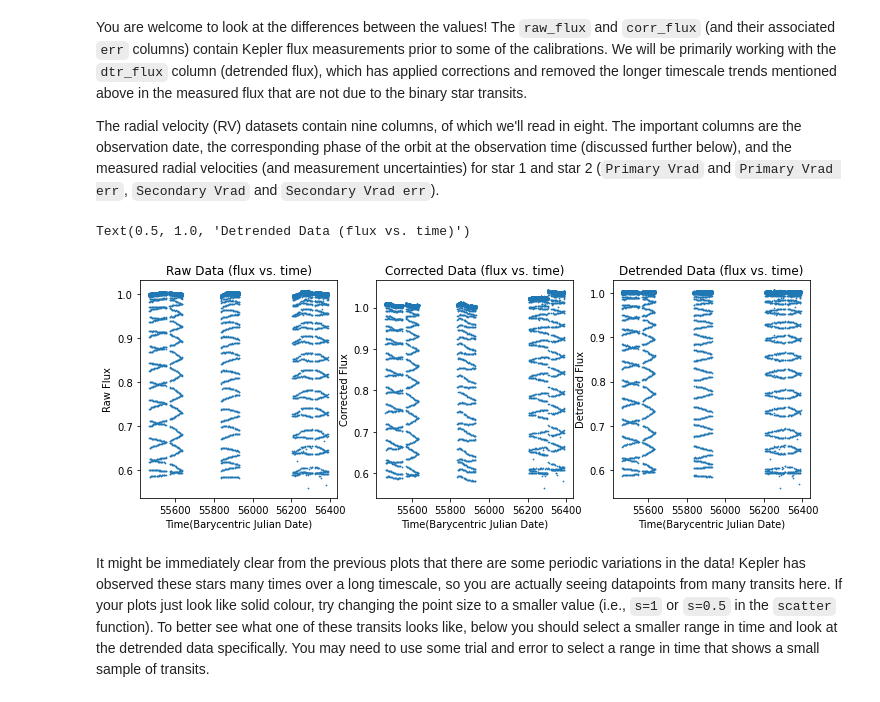
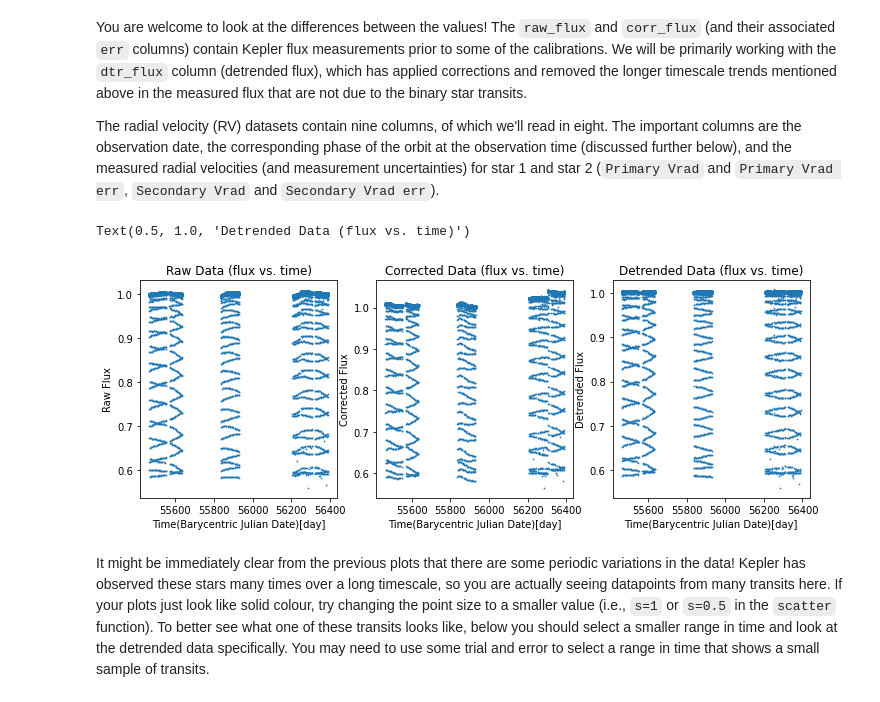
Before and after one commit to aircm/ast221-jupyter-notes, a Jupyter notebook: data_project/miao_mu_notebook_pair8.ipynb, the cells around one changed output. Cells and saved outputs as stored; diff of their text form; code cells hidden in the pictures.

```diff
--- a/data_project/miao_mu_notebook_pair8.ipynb
+++ b/data_project/miao_mu_notebook_pair8.ipynb
@@ -42,37 +42,37 @@ date, phase_v, rv1, rv1err, oc1, rv2, rv2err, oc2 = np.loadtxt('RV/008_rv.txt',u
 
 #Plot the data. Here we have set up a three-panel plot so you can look at the effects of the different calibrations
 # on the data. Be sure to include labels on your axes, and titles on your plots to show which panel is showing
 # which data column! You may want to adjust the size of the plot markers to better see trends in the data.
 
 fig = plt.figure(figsize=(12,4))
 scatter_size=0.5
 # Plot the raw data (flux vs. time):
 ax1 = plt.subplot(131)
 ax1.scatter(bjd, raw, s=scatter_size)
 
 # Include labels & titles
 ax1.set_ylabel('Raw Flux')
-ax1.set_xlabel('Time(Barycentric Julian Date)')
+ax1.set_xlabel('Time(Barycentric Julian Date)[day]')
 ax1.set_title('Raw Data (flux vs. time)')
 
 # Plot the corrected data, labels & titles:
 ax2 = plt.subplot(132)
 ax2.scatter(bjd, corr, s=scatter_size)
 
 ax2.set_ylabel('Corrected Flux')
-ax2.set_xlabel('Time(Barycentric Julian Date)')
+ax2.set_xlabel('Time(Barycentric Julian Date)[day]')
 ax2.set_title('Corrected Data (flux vs. time)')
 
 # Plot the detrended data, labels & titles:
 ax3 = plt.subplot(133)
 ax3.scatter(bjd, dtr, s=scatter_size)
 
 ax3.set_ylabel('Detrended Flux')
-ax3.set_xlabel('Time(Barycentric Julian Date)')
+ax3.set_xlabel('Time(Barycentric Julian Date)[day]')
 ax3.set_title('Detrended Data (flux vs. time)')
 # %% [output]
 Text(0.5, 1.0, 'Detrended Data (flux vs. time)')
-[figure, old version]
+[figure, new version]
 # %% [markdown]
 It might be immediately clear from the previous plots that there are some periodic variations in the data! Kepler has observed these stars many times over a long timescale, so you are actually seeing datapoints from many transits here. If your plots just look like solid colour, try changing the point size to a smaller value (i.e., `s=1` or `s=0.5` in the `scatter` function). To better see what one of these transits looks like, below you should select a smaller range in time and look at the detrended data specifically. You may need to use some trial and error to select a range in time that shows a small sample of transits.
 # %%
```
Also changed, not shown: parts of 9 cells of this notebook, 4 other files.
